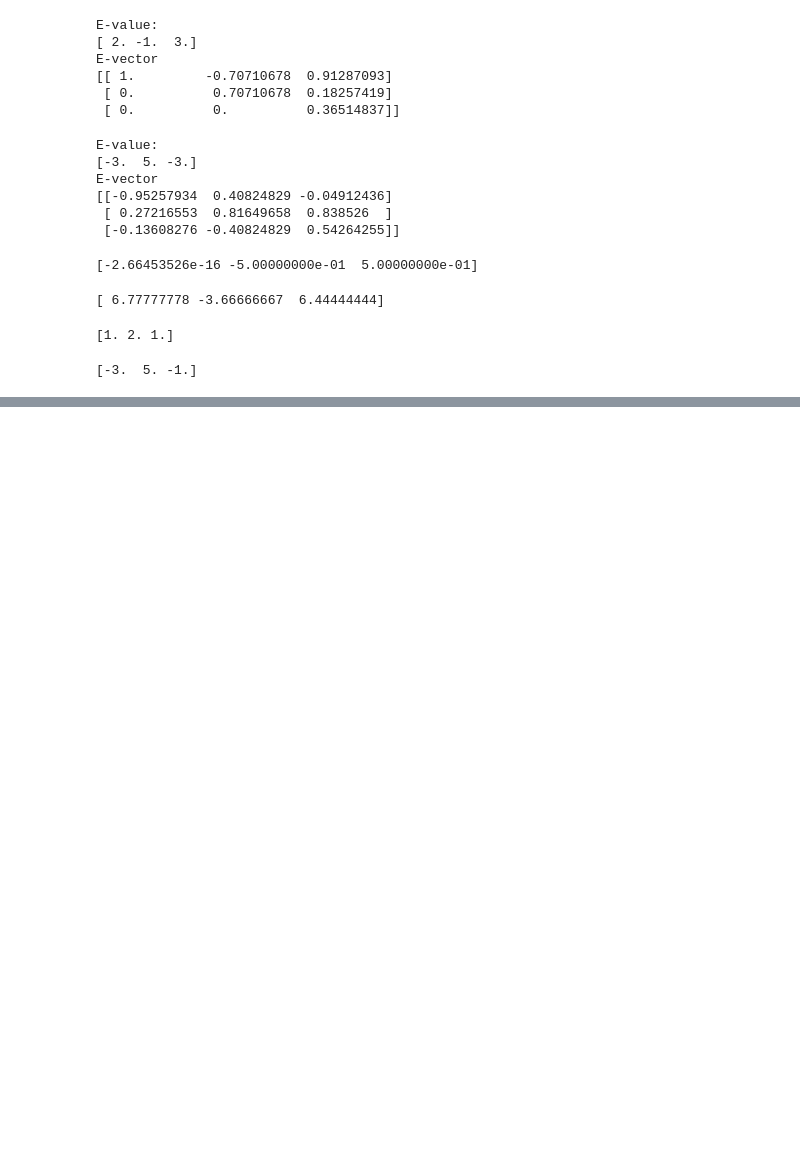
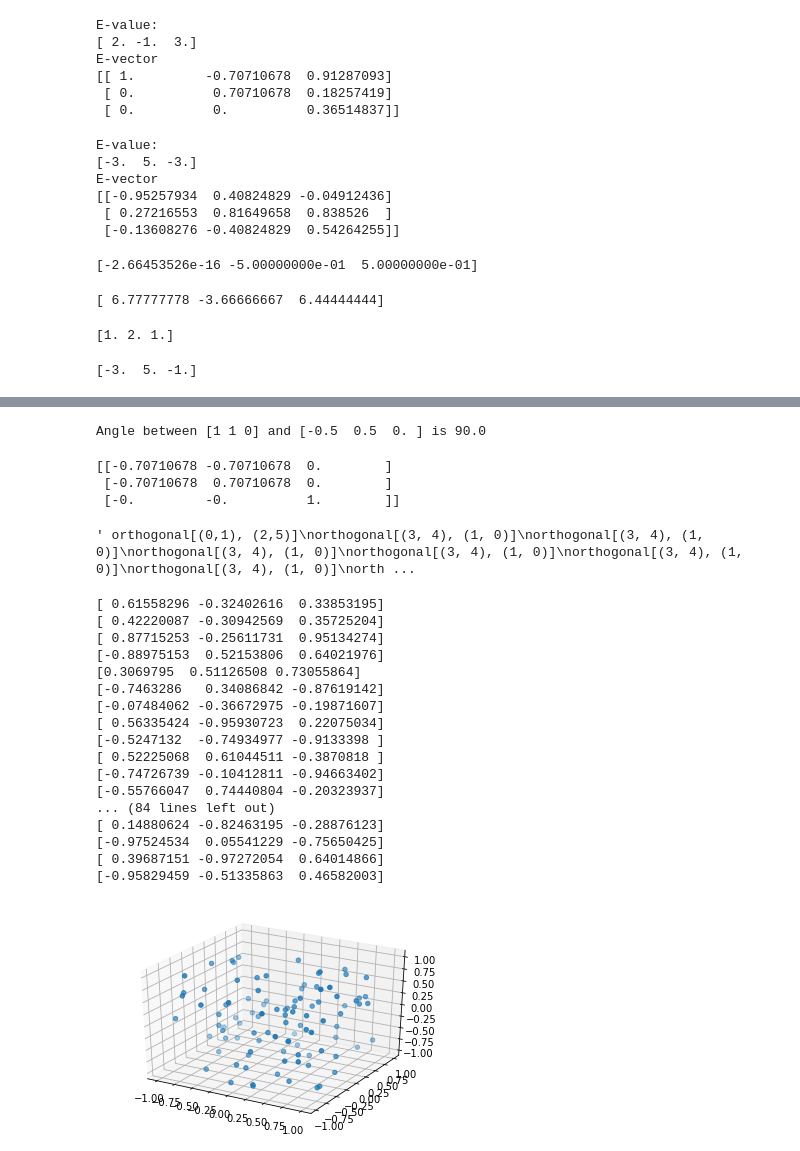
Before and after one commit to 4bdul4ziz/Jupyter-Lab, a Jupyter notebook: meth.ipynb, the cells around one changed output, grey strips where cells are left out. Drawn from its saved outputs; the diff is of its cells as text; code cells hidden in the pictures; blank space fills up the shorter version.

```diff
--- a/meth.ipynb
+++ b/meth.ipynb
@@ -399,0 +429,76 @@ print(x)
+# %%
+def angle_between(v1, v2):
+    dot_product = v1.dot(v2)
+    norms = np.linalg.norm(v1)
+    np.linalg.norm(v2)
+    return np.rad2deg(np.arccos(dot_product / norms))
+
+v = np.array([1,1,0])
+u = np.array([-0.5, 0.5, 0])
+x= angle_between(v,u)
+print(f"Angle between {v} and {u} is {x}")
+# %% [output]
+Angle between [1 1 0] and [-0.5  0.5  0. ] is 90.0
+# %%
+def gs(X):
+    Q, R = np.linalg.qr(X)
+    return Q
+
+m = np.array([[1,1,0], [1,2,0], [0,1,2]])
+sol = gs(m.transpose())
+print(sol)
+# %% [output]
+[[-0.70710678 -0.70710678  0.        ]
+ [-0.70710678  0.70710678  0.        ]
+ [-0.         -0.          1.        ]]
+# %%
+import numpy as np
+def orthogonal(v): return np.linalg.norm(v)
+
+orthogonal([(3, 4), (1, 0)])
+""" orthogonal[(0,1), (2,5)]
+orthogonal[(3, 4), (1, 0)]
+orthogonal[(3, 4), (1, 0)]
+orthogonal[(3, 4), (1, 0)]
+orthogonal[(3, 4), (1, 0)]
+orthogonal[(3, 4), (1, 0)]
+orthogonal[(3, 4), (1, 0)]
+orthogonal[(3, 4), (1, 0)]
+orthogonal[(3, 4), (1, 0)] """
+# %% [output]
+' orthogonal[(0,1), (2,5)]\northogonal[(3, 4), (1, 0)]\northogonal[(3, 4), (1, 0)]\northogonal[(3, 4), (1, 0)]\northogonal[(3, 4), (1, 0)]\northogonal[(3, 4), (1, 0)]\northogonal[(3, 4), (1, 0)]\north ...
+# %%
+#plot a 3d sphere
+import numpy as np
+import matplotlib.pyplot as plt
+from mpl_toolkits.mplot3d import Axes3D
+
+sphere = np.zeros((100, 3))
+for i in range(100):
+    sphere[i] = np.random.uniform(-1, 1, 3)
+    print(sphere[i])
+
+#plotting sphere
+fig = plt.figure()
+ax = fig.add_subplot(111, projection='3d')
+ax.scatter(sphere[:,0], sphere[:,1], sphere[:,2])
+plt.show()
+# %% [output]
+[ 0.61558296 -0.32402616  0.33853195]
+[ 0.42220087 -0.30942569  0.35725204]
+[ 0.87715253 -0.25611731  0.95134274]
+[-0.88975153  0.52153806  0.64021976]
+[0.3069795  0.51126508 0.73055864]
+[-0.7463286   0.34086842 -0.87619142]
+[-0.07484062 -0.36672975 -0.19871607]
+[ 0.56335424 -0.95930723  0.22075034]
+[-0.5247132  -0.74934977 -0.9133398 ]
+[ 0.52225068  0.61044511 -0.3870818 ]
+[-0.74726739 -0.10412811 -0.94663402]
+[-0.55766047  0.74440804 -0.20323937]
+... (84 lines left out)
+[ 0.14880624 -0.82463195 -0.28876123]
+[-0.97524534  0.05541229 -0.75650425]
+[ 0.39687151 -0.97272054  0.64014866]
+[-0.95829459 -0.51335863  0.46582003]
+[figure, added]
```
Also changed, not shown: parts of 20 cells of this notebook, 1 other file.
